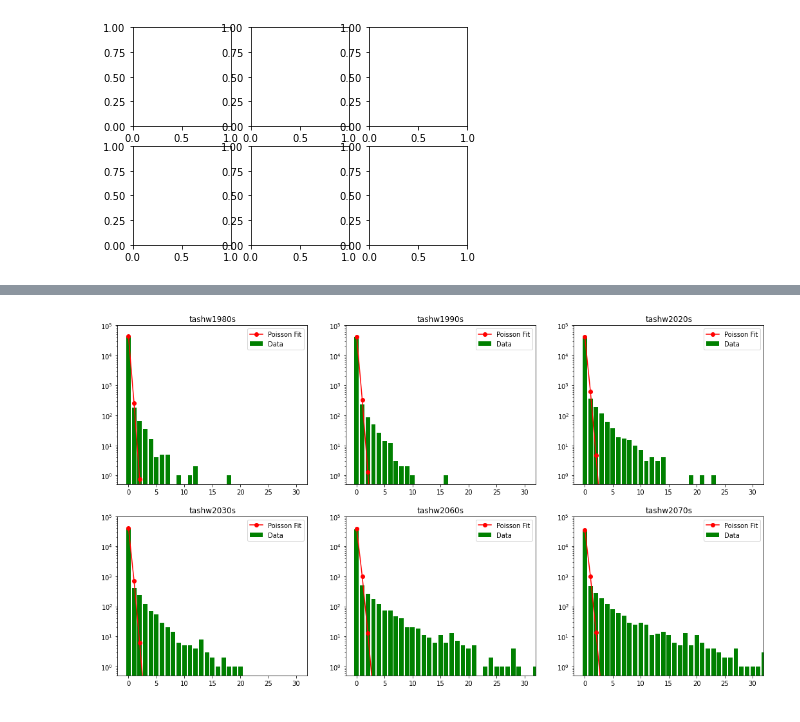
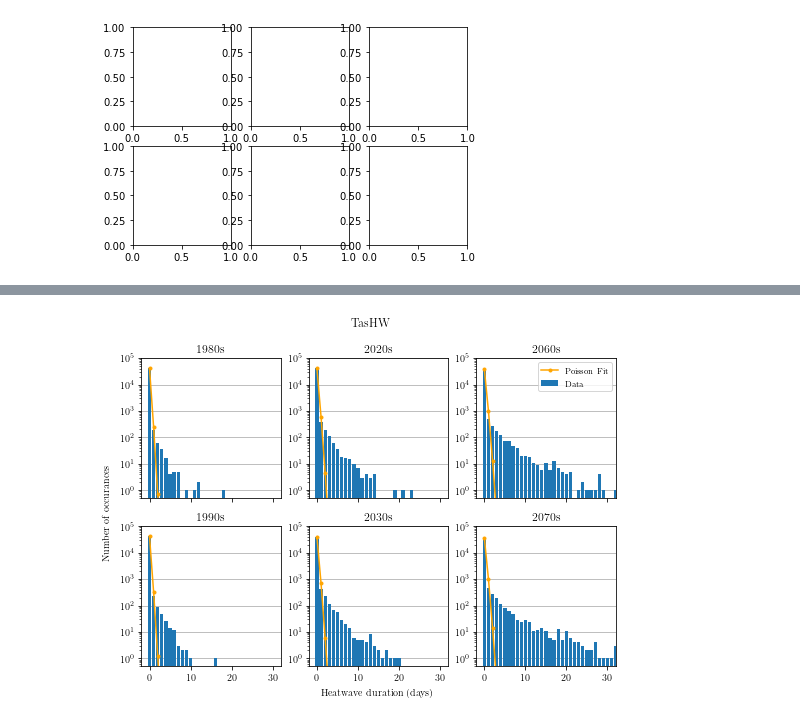
Before and after one commit to kaedonkers/ukcp_heatwave_analysis, a Jupyter notebook: 2.poisson_fit_plots.ipynb, the cells around one changed output, grey strips where cells are left out. Cells and saved outputs as stored; diff of their text form; code cells hidden in the pictures.

Commit message:
finished subplot tweaking

```diff
--- a/2.poisson_fit_plots.ipynb
+++ b/2.poisson_fit_plots.ipynb
@@ -294,3 +294,13 @@ fig = plt.figure()
 fig, axs = plt.subplots(2,3)
 # %% [output]
 [figure]
+# %%
+import matplotlib
+
+# matplotlib.use("pgf")
+matplotlib.rcParams.update({
+    "pgf.texsystem": "pdflatex",
+    'font.family': 'serif',
+    'text.usetex': True,
+    'pgf.rcfonts': False,
+})
@@ -297,11 +337,26 @@ fig, axs = plt.subplots(2,3)
 # %%
-fig, axs = plt.subplots(2,3, figsize=(18, 10))
-decades=['1980s', '2020s', '2030s', '2060s', '2070s']
+%%time
+width=8.50166
+fsize=(width, 2*width/3)
+
+
+fig, axs = plt.subplots(2,3, sharex=True, sharey=False, figsize=fsize)
+
+fig.suptitle('TasHW')
+fig.text(0.51, 0.06, 'Heatwave duration (days)', ha='center', va='center')
+fig.text(0.07, 0.5, 'Number of occurances', ha='center', va='center', rotation='vertical')
+
+
+decades=['1980s', '2020s', '2060s', '1990s', '2030s', '2070s']
 df = tashw
 for i in range(6):
     ax = axs.flatten()[i]
     decade = decades[i]
-    poisson_fit_ax(df[df.decade==decade], ax, title=f"tashw{decade}")
+    poisson_fit_ax(df[df.decade==decade], ax, title=f"{decade}")
+    if i ==2: ax.legend(fontsize='small')
 
-plt.show()
+# plt.show()
+plt.savefig("test_fig.png", bbox_inches='tight')
+plt.savefig("test_fig.pdf", bbox_inches='tight')
+plt.savefig("test_fig.pgf", bbox_inches='tight')
 # %% [output]
@@ -308 +365 @@ plt.show()
-[figure, old version]
+[figure, new version]
```
Also changed, not shown: parts of 5 cells of this notebook.
